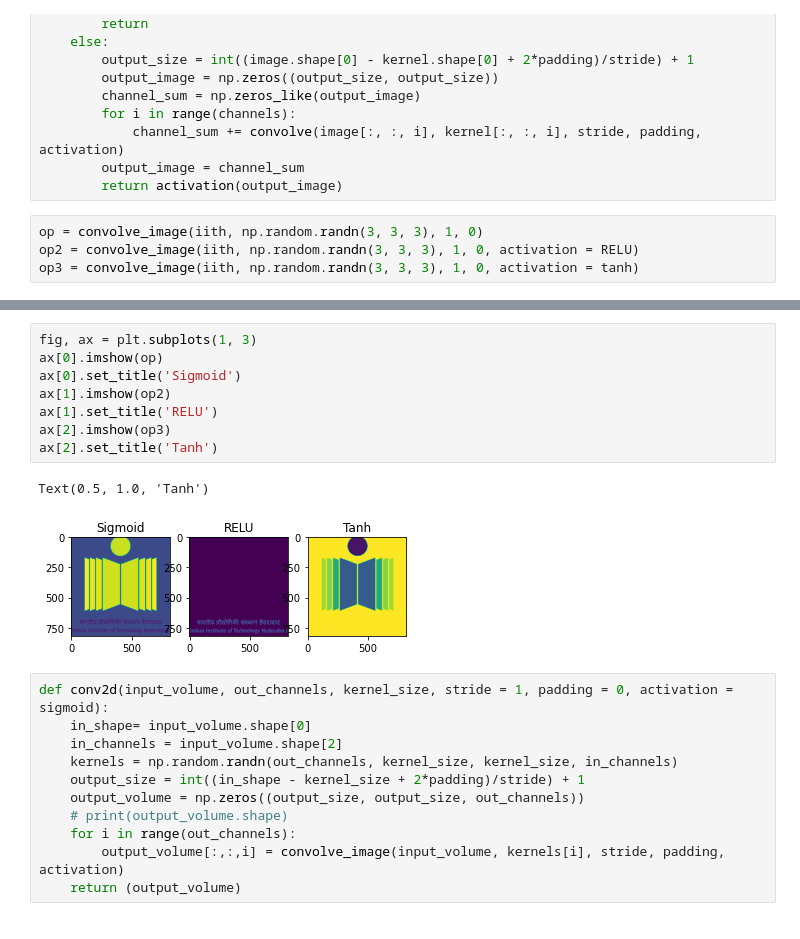
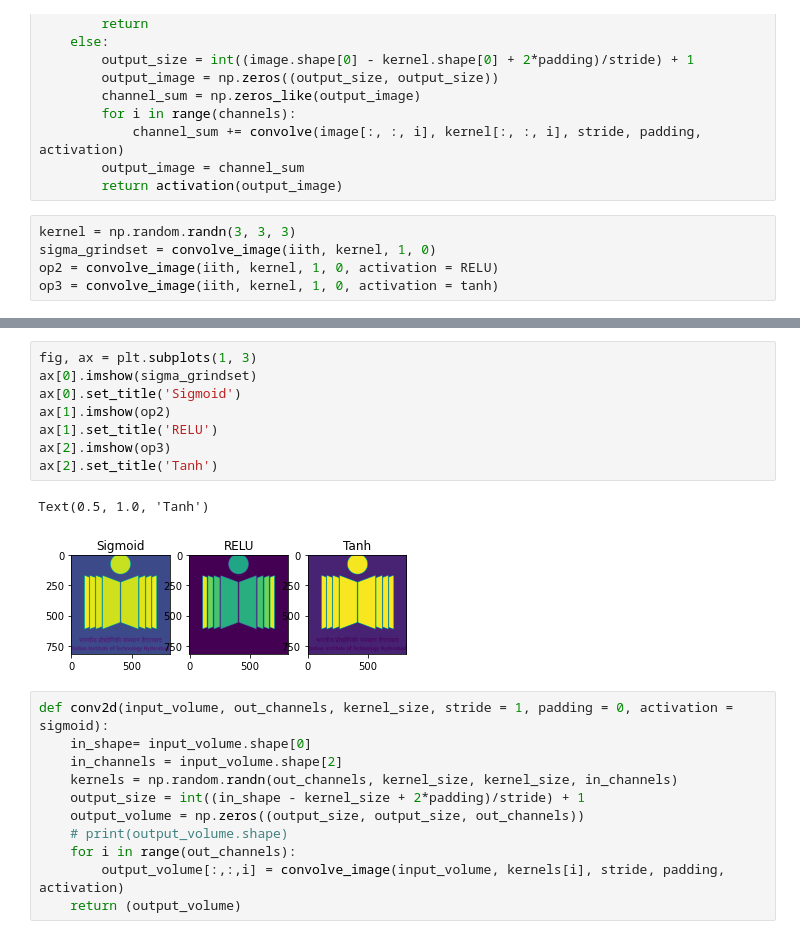
Before and after one commit to kartiksrinivas007/AI500-Deep-Learning, a Jupyter notebook: A2/es20btech11015.ipynb, the cells around one changed output, grey strips where cells are left out. Drawn from its saved outputs; the diff is of its cells as text.

```diff
--- a/A2/es20btech11015.ipynb
+++ b/A2/es20btech11015.ipynb
@@ -171,6 +171,7 @@ def convolve_image(image, kernel, stride, padding, activation = sigmoid):
         output_image = channel_sum
         return activation(output_image)
 # %%
-op = convolve_image(iith, np.random.randn(3, 3, 3), 1, 0)
-op2 = convolve_image(iith, np.random.randn(3, 3, 3), 1, 0, activation = RELU)
-op3 = convolve_image(iith, np.random.randn(3, 3, 3), 1, 0, activation = tanh)
+kernel = np.random.randn(3, 3, 3)
+sigma_grindset = convolve_image(iith, kernel, 1, 0)
+op2 = convolve_image(iith, kernel, 1, 0, activation = RELU)
+op3 = convolve_image(iith, kernel, 1, 0, activation = tanh)
@@ -189,14 +186,14 @@ print(op3)
 # %%
 fig, ax = plt.subplots(1, 3)
-ax[0].imshow(op)
+ax[0].imshow(sigma_grindset)
 ax[0].set_title('Sigmoid')
 ax[1].imshow(op2)
 ax[1].set_title('RELU')
 ax[2].imshow(op3)
 ax[2].set_title('Tanh')
 # %% [output]
 Text(0.5, 1.0, 'Tanh')
-[figure, old version]
+[figure, new version]
 # %%
 def conv2d(input_volume, out_channels, kernel_size, stride = 1, padding = 0, activation = sigmoid):
     in_shape= input_volume.shape[0]
```
Also changed, not shown: parts of 9 cells of this notebook.
